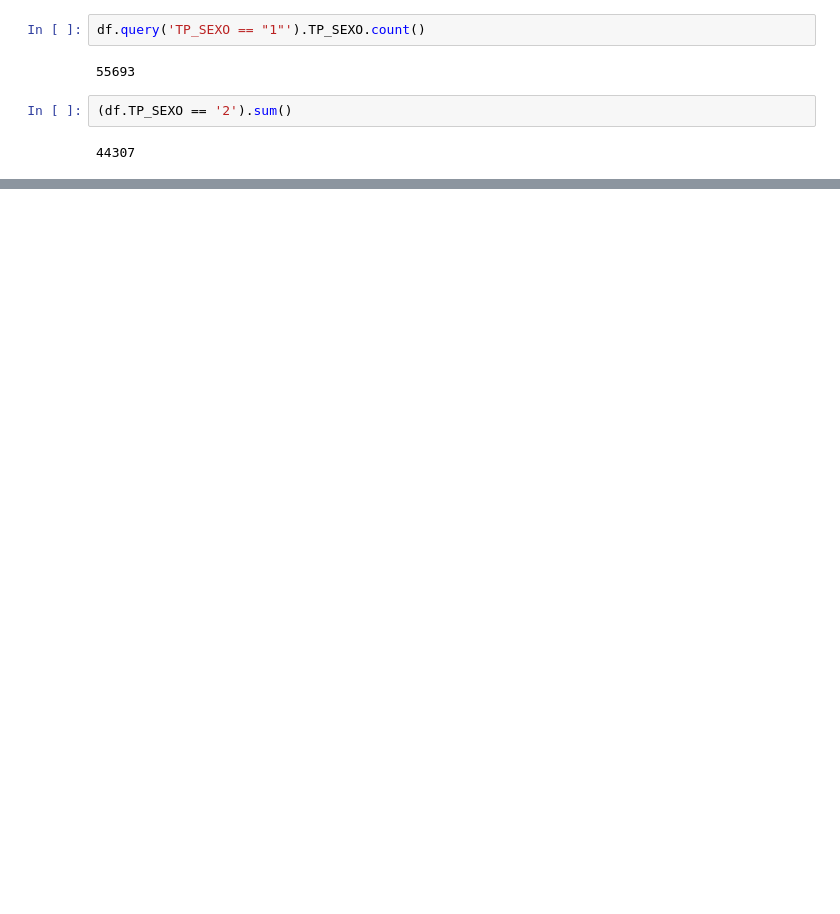
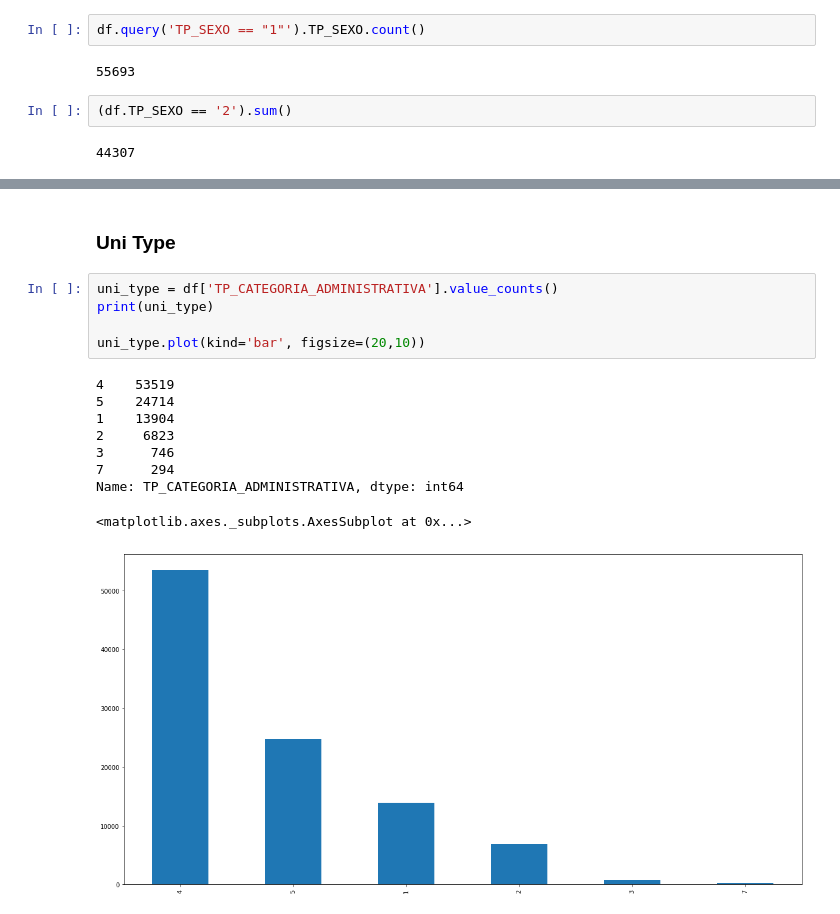
Before and after one commit to Kan4me/women_in_grad, a Jupyter notebook: 1_database_setup.ipynb, the cells around one changed output, grey strips where cells are left out. Drawn from its saved outputs; the diff is of its cells as text; blank space fills up the shorter version.

```diff
--- a/1_database_setup.ipynb
+++ b/1_database_setup.ipynb
@@ -88,0 +191,17 @@ ax = df.plot.bar(x='TP_SEXO', rot=0)
+# %% [markdown]
+### Uni Type
+# %%
+uni_type = df['TP_CATEGORIA_ADMINISTRATIVA'].value_counts()
+print(uni_type)
+
+uni_type.plot(kind='bar', figsize=(20,10))
+# %% [output]
+4    53519
+5    24714
+1    13904
+2     6823
+3      746
+7      294
+Name: TP_CATEGORIA_ADMINISTRATIVA, dtype: int64
+<matplotlib.axes._subplots.AxesSubplot at 0x...>
+[figure, added]
```
Also changed, not shown: parts of 21 cells of this notebook.
